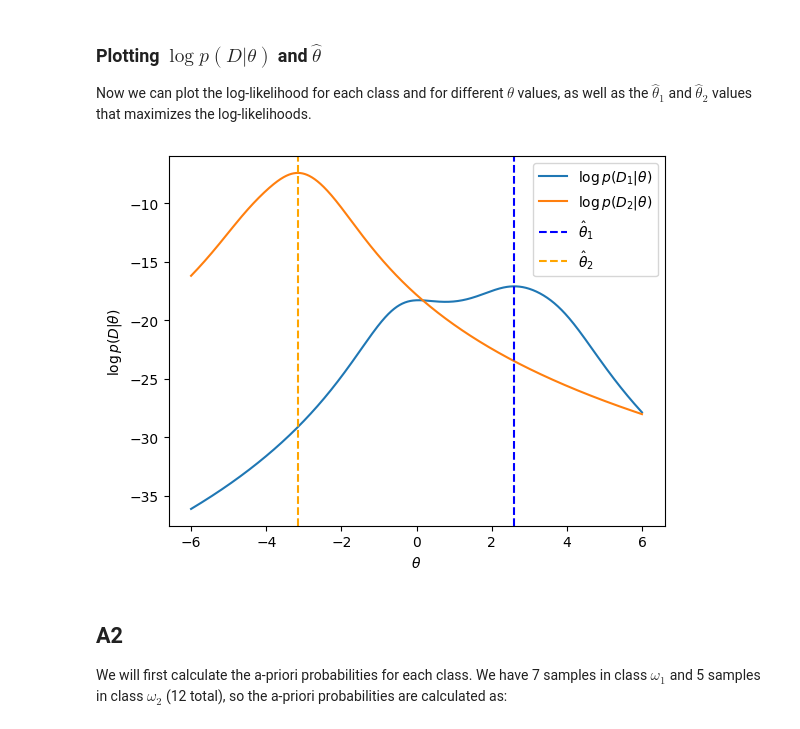
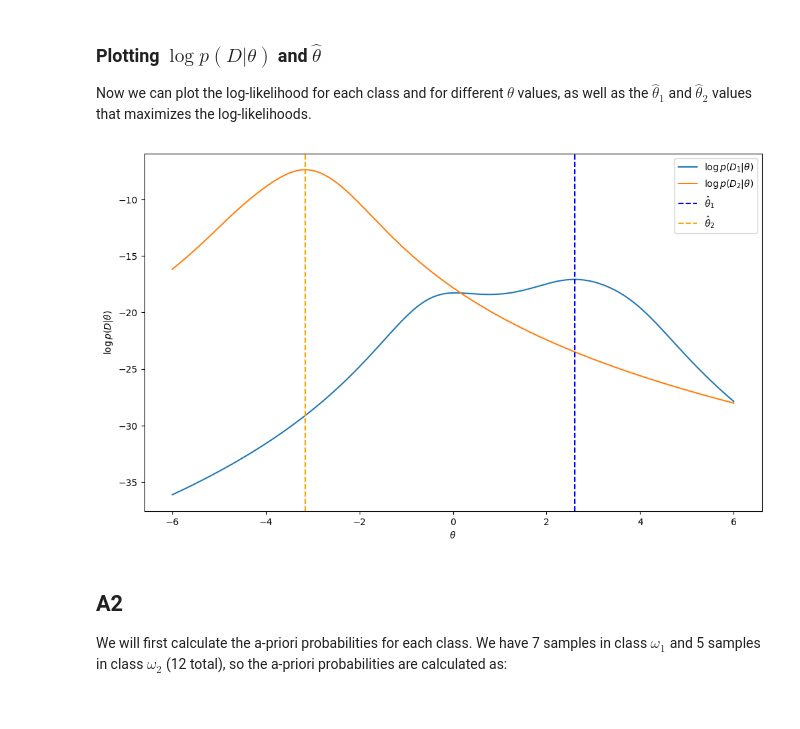
Before and after one commit to NontasBak/PR-Machine-Learning, a Jupyter notebook: Team40-AC.ipynb, the cells around one changed output. Cells and saved outputs as stored; diff of their text form; code cells hidden in the pictures.

```diff
--- a/Team40-AC.ipynb
+++ b/Team40-AC.ipynb
@@ -59,16 +44,17 @@ theta_hat_2 = fit(D2, theta_values)
 
 Now we can plot the log-likelihood for each class and for different $\theta$ values, as well as the $\hat{\theta}_1$ and $\hat{\theta}_2$ values that maximizes the log-likelihoods.
 # %%
+plt.figure(figsize=(12, 7))
 plt.plot(theta_values, [log_likelihood(D1, theta) for theta in theta_values], label=r'$\log p(D_1|\theta)$')
 plt.plot(theta_values, [log_likelihood(D2, theta) for theta in theta_values], label=r'$\log p(D_2|\theta)$')
 plt.axvline(theta_hat_1, color='blue', linestyle='--', label=r'$\hat{\theta}_1$')
 plt.axvline(theta_hat_2, color='orange', linestyle='--', label=r'$\hat{\theta}_2$')
 plt.xlabel(r'$\theta$')
 plt.ylabel(r'$\log p(D|\theta)$')
 plt.legend()
 plt.show()
 # %% [output]
-[figure, old version]
+[figure, new version]
 # %% [markdown]
 ## Α2
 
```
Also changed, not shown: parts of 7 cells of this notebook.
